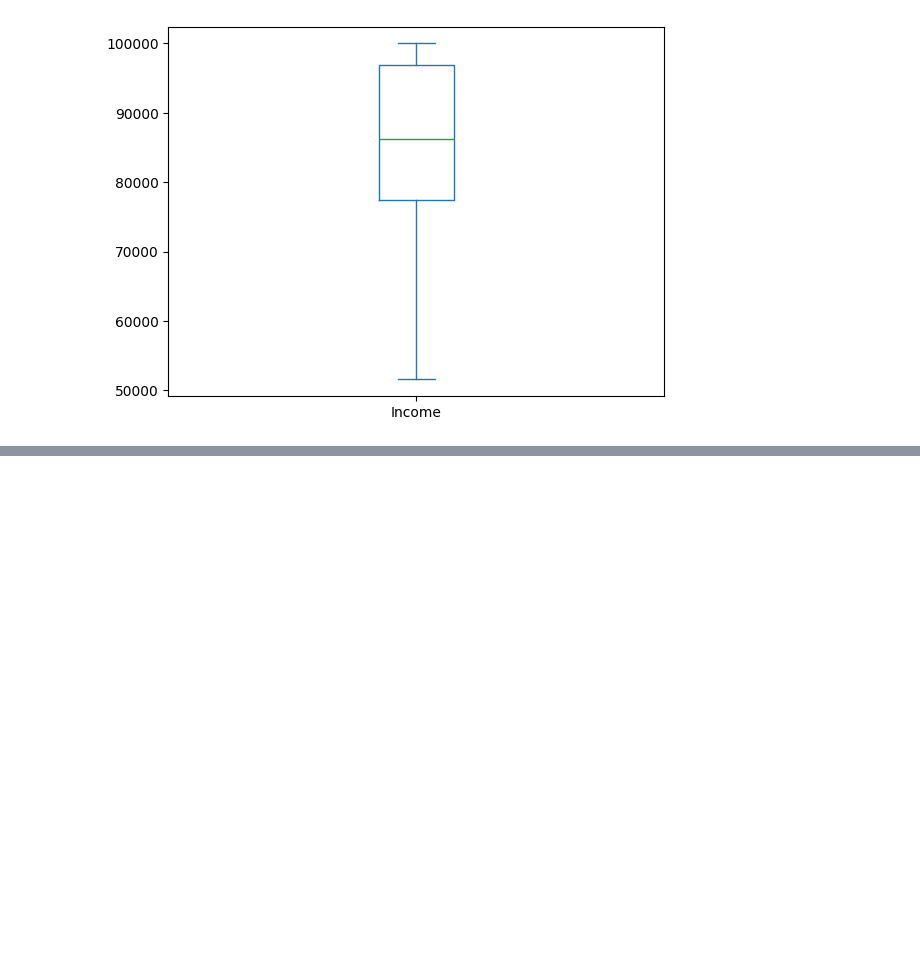
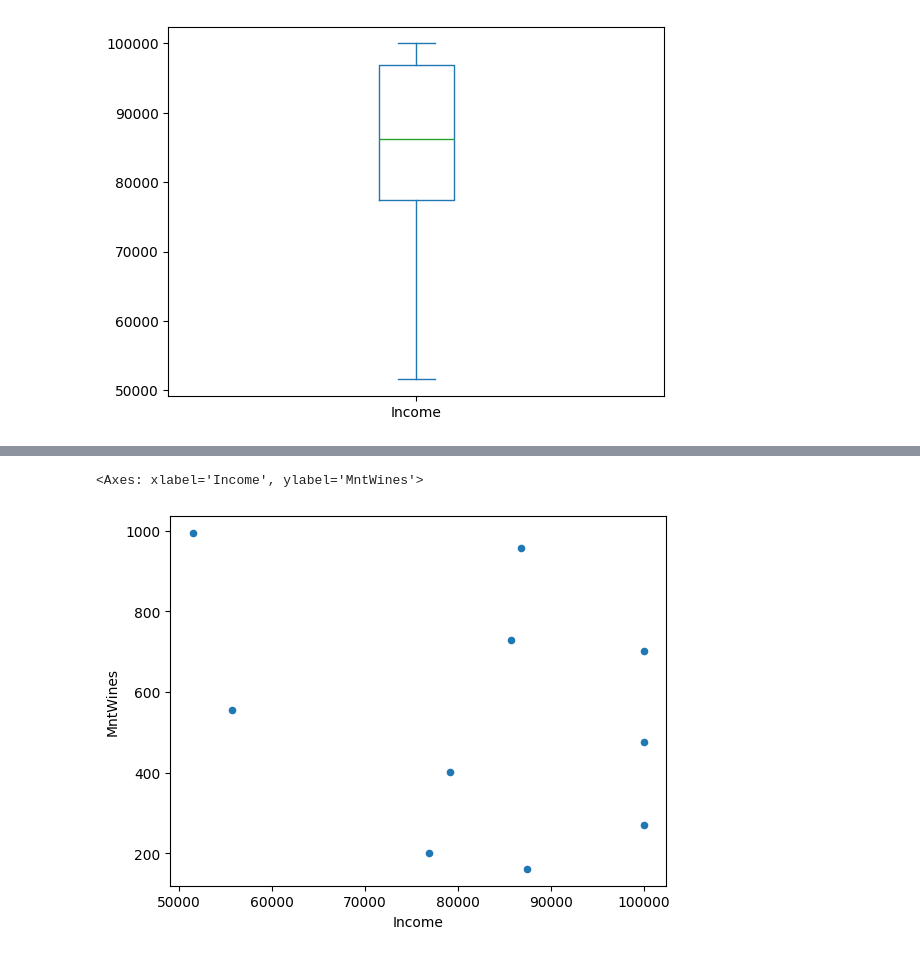
Before and after one commit to vinodlearning/PythonDSA, a Jupyter notebook: DSML_Descriptive Statistics.ipynb, the cells around one changed output, grey strips where cells are left out. Cells and saved outputs as stored; diff of their text form; code cells hidden in the pictures; blank space fills up the shorter version.

```diff
--- a/DSML_Descriptive Statistics.ipynb
+++ b/DSML_Descriptive Statistics.ipynb
@@ -190,0 +196,5 @@ df["Income"].plot.box()
+# %%
+df.plot.scatter("Income","MntWines")
+# %% [output]
+<Axes: xlabel='Income', ylabel='MntWines'>
+[figure, added]
```
Also changed, not shown: parts of 3 cells of this notebook, 1 other file.
